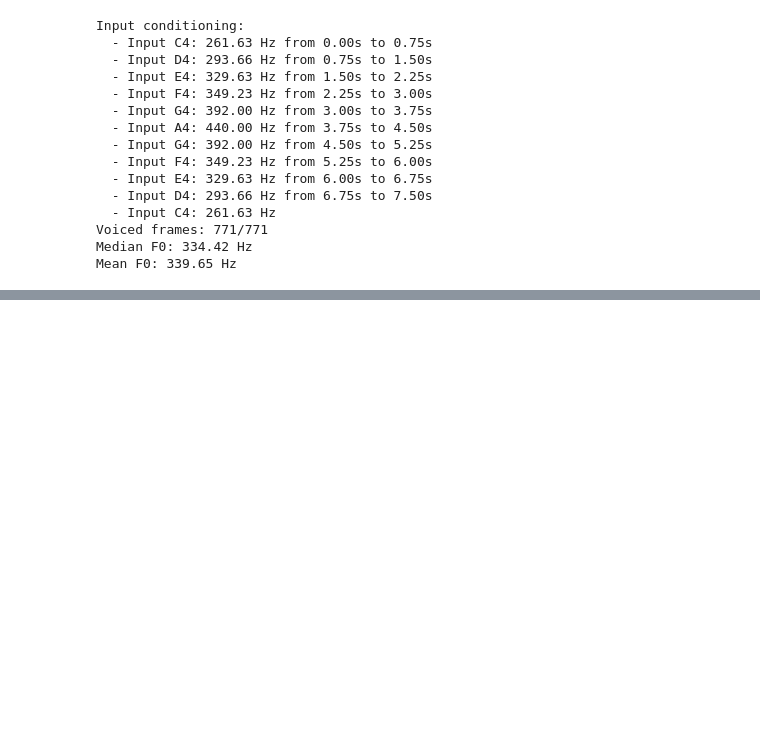
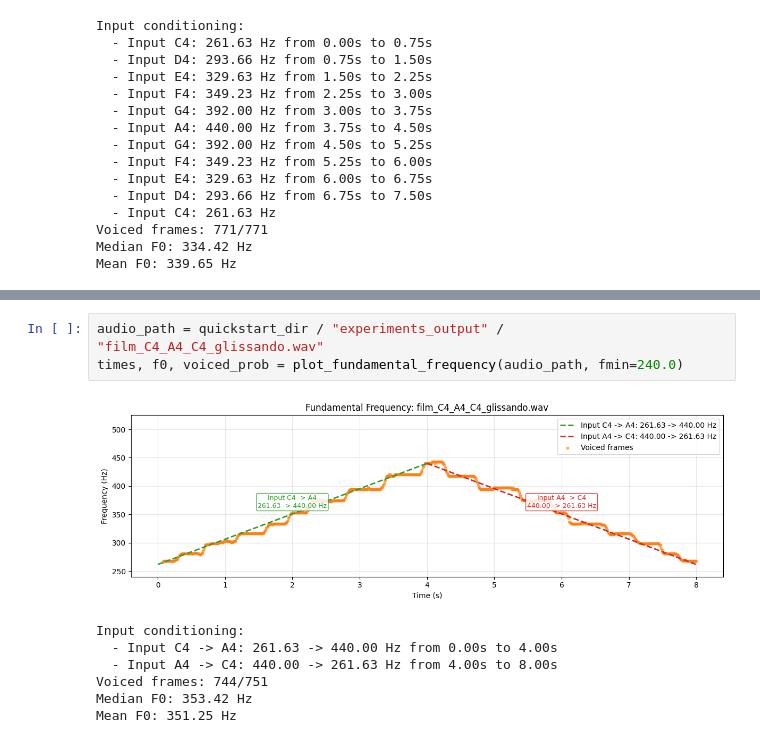
Before and after one commit to OriolFreixa/rnencodec-onehot, a Jupyter notebook: quickstart/5_results.ipynb, the cells around one changed output, grey strips where cells are left out. Cells and saved outputs as stored; diff of their text form; blank space fills up the shorter version.

```diff
--- a/quickstart/5_results.ipynb
+++ b/quickstart/5_results.ipynb
@@ -313,0 +360,11 @@ Mean F0: 339.65 Hz
+# %%
+audio_path = quickstart_dir / "experiments_output" / "film_C4_A4_C4_glissando.wav"
+times, f0, voiced_prob = plot_fundamental_frequency(audio_path, fmin=240.0)
+# %% [output]
+[figure, added]
+Input conditioning:
+  - Input C4 -> A4: 261.63 -> 440.00 Hz from 0.00s to 4.00s
+  - Input A4 -> C4: 440.00 -> 261.63 Hz from 4.00s to 8.00s
+Voiced frames: 744/751
+Median F0: 353.42 Hz
+Mean F0: 351.25 Hz
```
Also changed, not shown: parts of 4 cells of this notebook.
